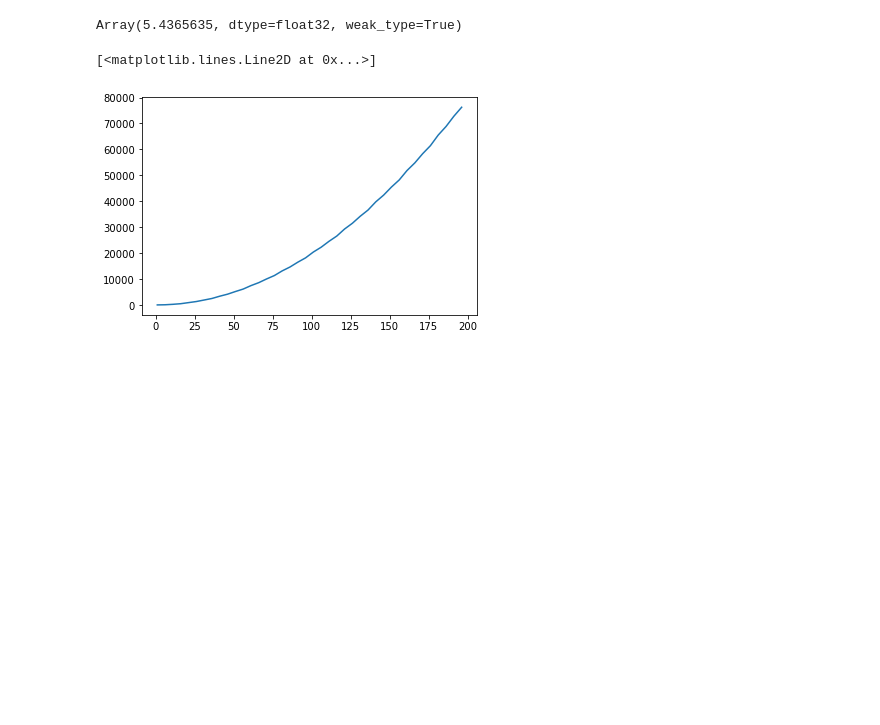
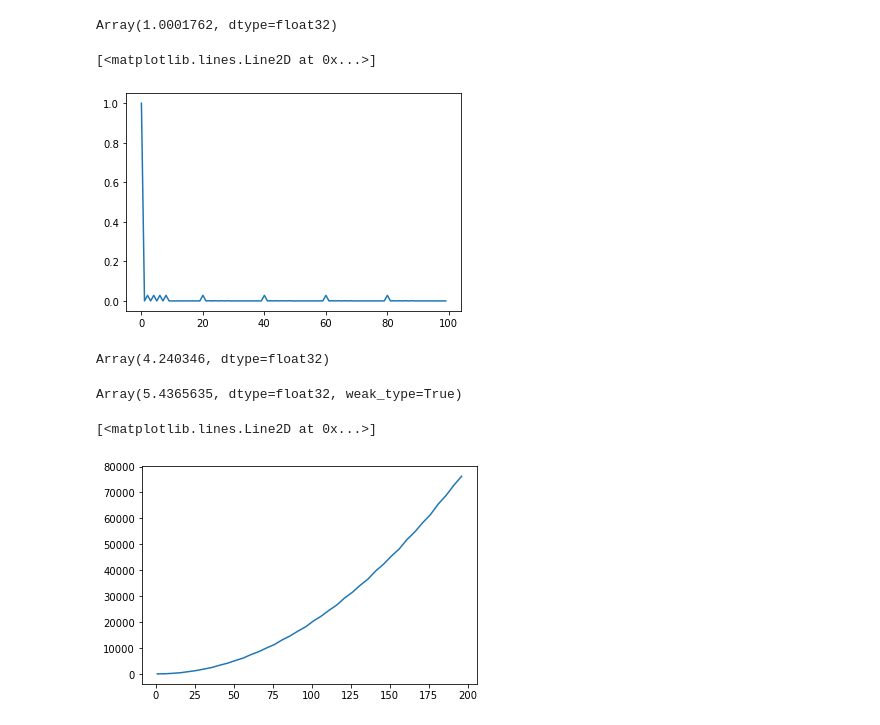
Before and after one commit to ialab-yale/time_optimal_ergodic_search, a Jupyter notebook: experiments/ergodic_bounds/__tests__.ipynb, the cells around one changed output. Saved outputs shown, nothing was run; the diff lists cells and outputs as text; code cells hidden in the pictures; blank space fills up the shorter version.

Commit message:
added new figures

```diff
--- a/experiments/ergodic_bounds/__tests__.ipynb
+++ b/experiments/ergodic_bounds/__tests__.ipynb
@@ -22,2 +23,18 @@ from time_opt_erg_lib.opt_solver import AugmentedLagrangeSolver
 import yaml
 import pickle as pkl
+# %%
+basis = BasisFunc([10]*2)
+metric = ErgodicMetric(basis)
+
+unif = TargetDistribution()
+phik = get_phik(unif.evals, basis)
+ck =
+# %%
+np.sum(metric.lamk@phik**2)
+# %% [output]
+Array(1.0001762, dtype=float32)
+# %%
+plt.plot(phik)
+# %% [output]
+[<matplotlib.lines.Line2D at 0x...>]
+[figure, added]
@@ -24,3 +62,7 @@ import pickle as pkl
+# %%
+metric.lamk@ck1**2
+# %% [output]
+Array(4.240346, dtype=float32)
 # %%
 n_basis = []
 metric_val = []
```
Also changed, not shown: parts of 3 cells of this notebook, 2 other files.
